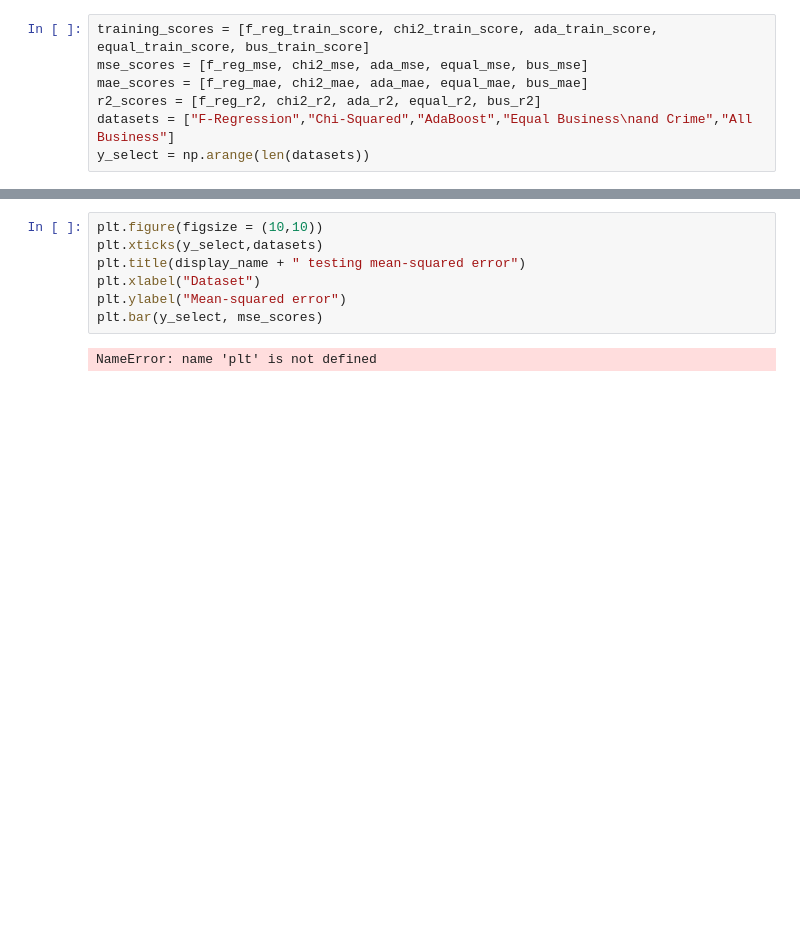
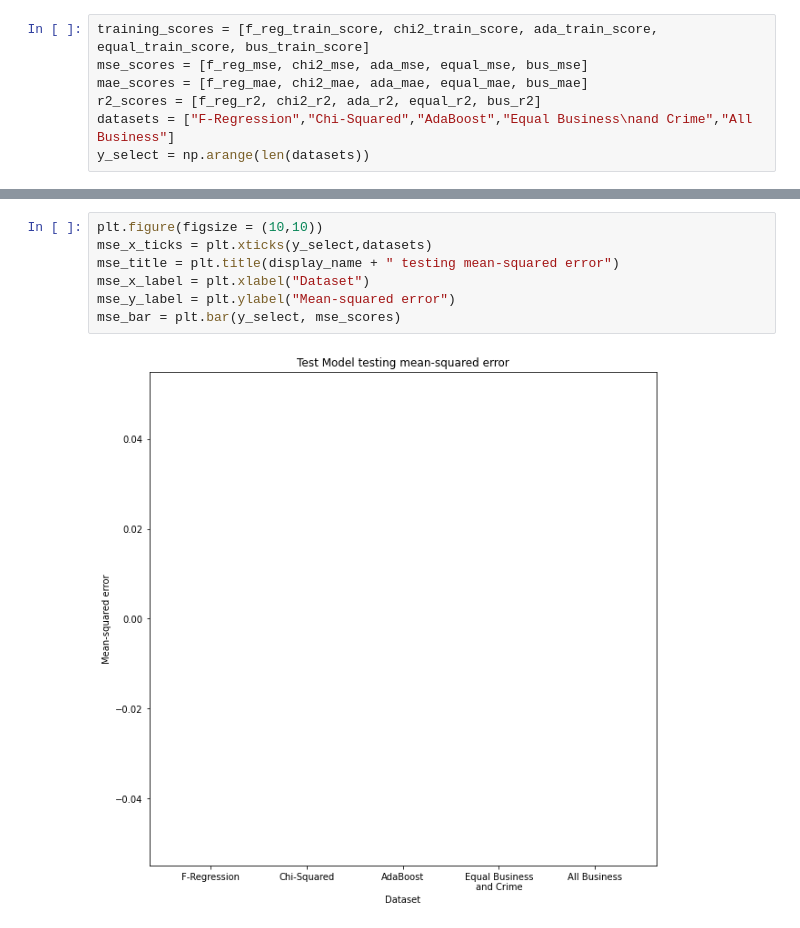
Before and after one commit to CBProgramming/CrimePrediction, a Jupyter notebook: 0.22 - Tuning template Tests.ipynb, the cells around one changed output, grey strips where cells are left out. Drawn from its saved outputs; the diff is of its cells as text; blank space fills up the shorter version.

```diff
--- a/0.22 - Tuning template Tests.ipynb
+++ b/0.22 - Tuning template Tests.ipynb
@@ -730,11 +950,11 @@ NameError: name 'plt' is not defined
 # %%
 plt.figure(figsize = (10,10))
-plt.xticks(y_select,datasets)
-plt.title(display_name + " testing mean-squared error")
-plt.xlabel("Dataset")
-plt.ylabel("Mean-squared error")
-plt.bar(y_select, mse_scores)
+mse_x_ticks = plt.xticks(y_select,datasets)
+mse_title = plt.title(display_name + " testing mean-squared error")
+mse_x_label = plt.xlabel("Dataset")
+mse_y_label = plt.ylabel("Mean-squared error")
+mse_bar = plt.bar(y_select, mse_scores)
 # %% [output]
-NameError: name 'plt' is not defined
+[figure, added]
 # %%
 plt.figure(figsize = (10,10))
```
Also changed, not shown: parts of 41 cells of this notebook, 3 other files.
